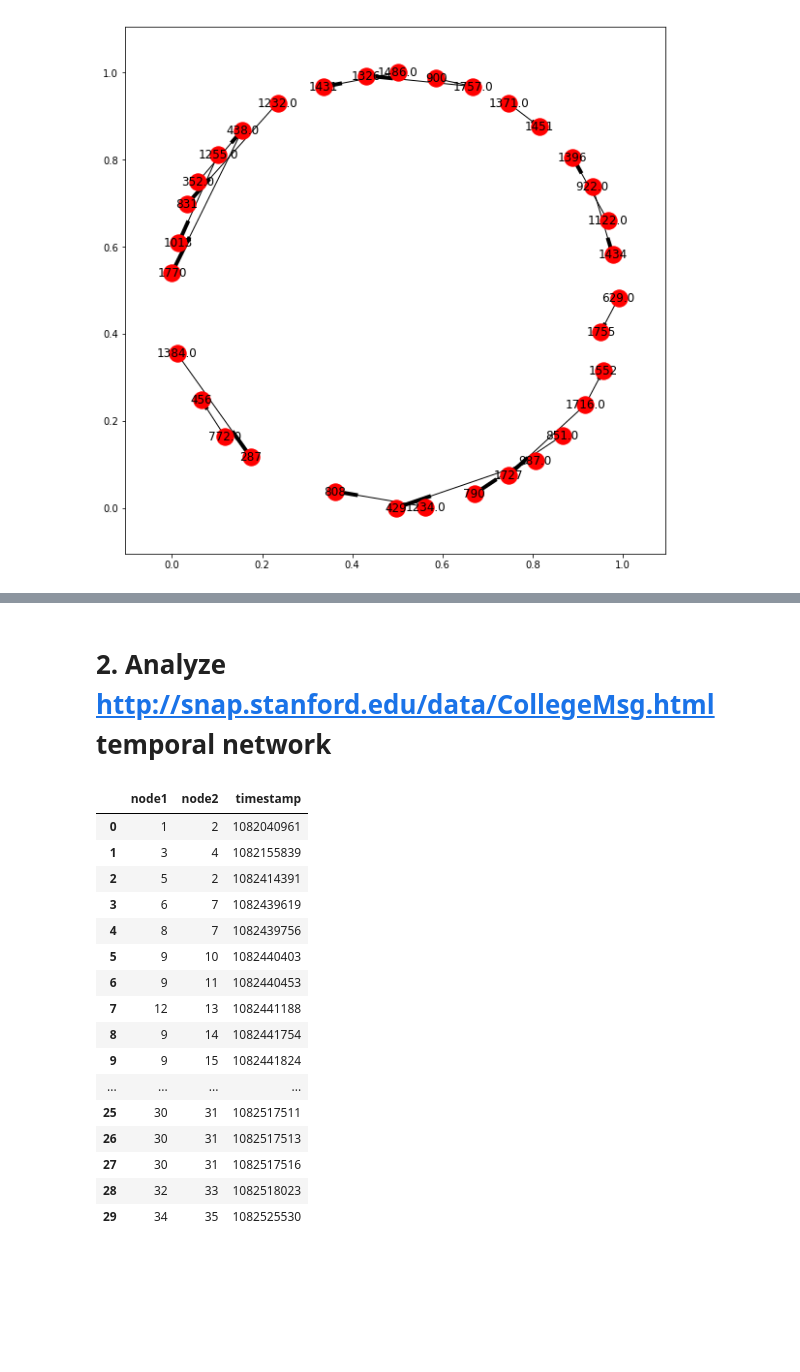
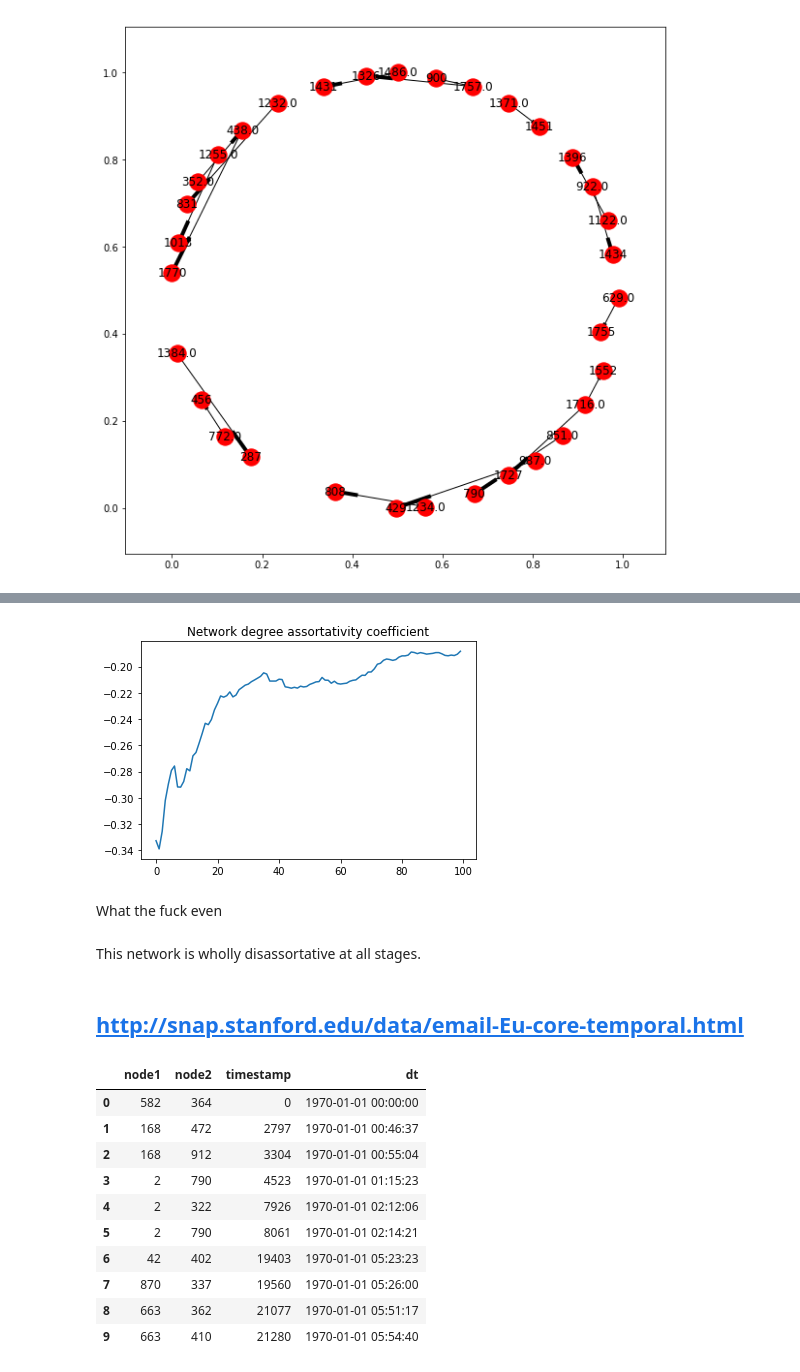
Before and after one commit to Euphe/ns, a Jupyter notebook: Classes Module 3/03_5.1_struct_sim.ipynb, the cells around one changed output, grey strips where cells are left out. Cells and saved outputs as stored; diff of their text form; code cells hidden in the pictures; blank space fills up the shorter version.

```diff
--- a/Classes Module 3/03_5.1_struct_sim.ipynb
+++ b/Classes Module 3/03_5.1_struct_sim.ipynb
@@ -332,28 +446,34 @@ nx.draw_networkx(G)
+# %%
+assortativity = [nx.degree_assortativity_coefficient(g) for g in graphs]
+plt.title('Network degree assortativity coefficient')
+plt.plot(range(len(graphs)), assortativity)
+plt.show()
+# %% [output]
+[figure, added]
+# %% [markdown]
+What the fuck even
+# %% [markdown]
+This network is wholly disassortative at all stages.
 # %% [markdown]
-# 2. Analyze http://snap.stanford.edu/data/CollegeMsg.html temporal network
+## http://snap.stanford.edu/data/email-Eu-core-temporal.html
 # %%
-data = pd.read_csv('CollegeMsg.txt', sep=" ", header=None)
+data = pd.read_csv('email_eu.txt', sep=" ", header=None)
 data.columns = ['node1', 'node2', 'timestamp']
 data.node1 = data.node1.astype(int)
 data.node2 = data.node2.astype(int)
 data.timestamp = data.timestamp.astype(int)
+data['dt'] = pd.to_datetime(data.timestamp, unit='s')
 data = data.sort_values(by='timestamp')
-data.head(30)
+data.head(10)
 # %% [output]
-|  | node1 | node2 | timestamp |
-| 0 | 1 | 2 | 1082040961 |
-| 1 | 3 | 4 | 1082155839 |
-| 2 | 5 | 2 | 1082414391 |
-| 3 | 6 | 7 | 1082439619 |
-| 4 | 8 | 7 | 1082439756 |
-| 5 | 9 | 10 | 1082440403 |
-| 6 | 9 | 11 | 1082440453 |
-| 7 | 12 | 13 | 1082441188 |
-| 8 | 9 | 14 | 1082441754 |
-| 9 | 9 | 15 | 1082441824 |
-| ... | ... | ... | ... |
-| 25 | 30 | 31 | 1082517511 |
-| 26 | 30 | 31 | 1082517513 |
-| 27 | 30 | 31 | 1082517516 |
-| 28 | 32 | 33 | 1082518023 |
-| 29 | 34 | 35 | 1082525530 |
+|  | node1 | node2 | timestamp | dt |
+| 0 | 582 | 364 | 0 | 1970-01-01 00:00:00 |
+| 1 | 168 | 472 | 2797 | 1970-01-01 00:46:37 |
+| 2 | 168 | 912 | 3304 | 1970-01-01 00:55:04 |
+| 3 | 2 | 790 | 4523 | 1970-01-01 01:15:23 |
+| 4 | 2 | 322 | 7926 | 1970-01-01 02:12:06 |
+| 5 | 2 | 790 | 8061 | 1970-01-01 02:14:21 |
+| 6 | 42 | 402 | 19403 | 1970-01-01 05:23:23 |
+| 7 | 870 | 337 | 19560 | 1970-01-01 05:26:00 |
+| 8 | 663 | 362 | 21077 | 1970-01-01 05:51:17 |
+| 9 | 663 | 410 | 21280 | 1970-01-01 05:54:40 |
```
Also changed, not shown: parts of 14 cells of this notebook.
